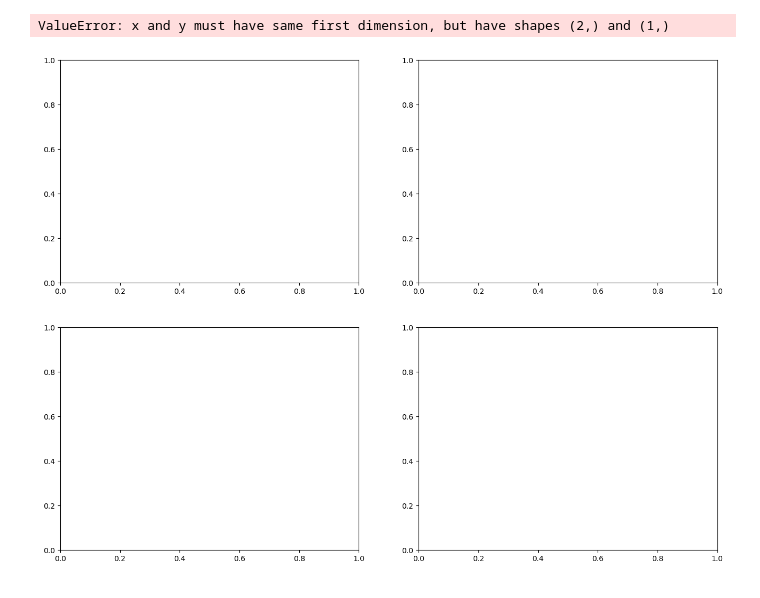
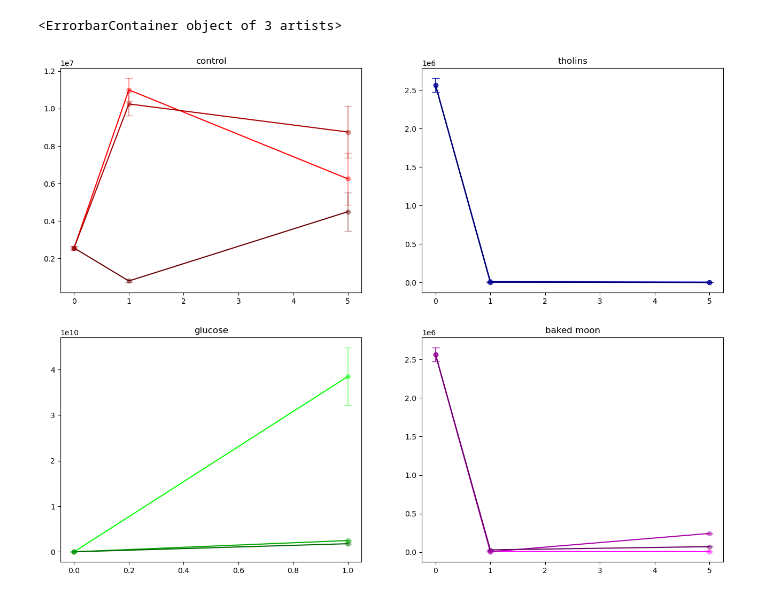
Before and after one commit to lucca-cas/tholinlab, a Jupyter notebook: isolate.ipynb, the cells around one changed output. Saved outputs shown, nothing was run; the diff lists cells and outputs as text; code cells hidden in the pictures.

```diff
--- a/isolate.ipynb
+++ b/isolate.ipynb
@@ -85,21 +101,21 @@ day_0_sem = day0_stdev/(4**0.5)
 print(day0_stdev)
 
 
-stdev_c1 = np.array([day0_stdev, np.std(c1d1)])
-stdev_c2 = np.array([day0_stdev, np.std(c2d1)])
-stdev_c3 = np.array([day0_stdev, np.std(c3d1)])
+stdev_c1 = np.array([day0_stdev, np.std(c1d1), np.std(c1d5)])
+stdev_c2 = np.array([day0_stdev, np.std(c2d1), np.std(c2d5)])
+stdev_c3 = np.array([day0_stdev, np.std(c3d1), np.std(c3d5)])
 
-stdev_g4 = np.array([day0_stdev, np.std(g4d1)])
-stdev_g5 = np.array([day0_stdev, np.std(g5d1)])
-stdev_g6 = np.array([day0_stdev, np.std(g6d1)])
+stdev_g4 = np.array([day0_stdev, np.std(g4d1), np.std(g4d5)])
+stdev_g5 = np.array([day0_stdev, np.std(g5d1), np.std(g5d5)])
+stdev_g6 = np.array([day0_stdev, np.std(g6d1), np.std(g6d5)])
 
-stdev_t7 = np.array([day0_stdev, np.std(t7d1)])
-stdev_t8 = np.array([day0_stdev, np.std(t8d1)])
-stdev_t9 = np.array([day0_stdev, np.std(t9d1)])
+stdev_t7 = np.array([day0_stdev, np.std(t7d1), np.std(t7d5)])
+stdev_t8 = np.array([day0_stdev, np.std(t8d1), np.std(t8d5)])
+stdev_t9 = np.array([day0_stdev, np.std(t9d1), np.std(t9d5)])
 
-stdev_b10 = np.array([day0_stdev, np.std(b10d1)])
-stdev_b11 = np.array([day0_stdev, np.std(b11d1)])
-stdev_b12 = np.array([day0_stdev, np.std(b12d1)])
+stdev_b10 = np.array([day0_stdev, np.std(b10d1), np.std(b10d5)])
+stdev_b11 = np.array([day0_stdev, np.std(b11d1), np.std(b11d5)])
+stdev_b12 = np.array([day0_stdev, np.std(b12d1), np.std(b12d5)])
 
 #mod all of above
 
@@ -129,7 +145,7 @@ sem_b10_n = sem_b10/cgtbd0_mean
 sem_b11_n = sem_b11/cgtbd0_mean
 sem_b12_n = sem_b12/cgtbd0_mean
 
-print('stdev c1', np.shape(stdev_c1), stdev_c1)
+print('stdev g4', np.shape(stdev_g4), stdev_g4)
 print('sem c1', np.shape(sem_c1), sem_c1)
 print('sem_n c1', np.shape(sem_c1_n), sem_c1_n)
 # %% [output]
@@ -138,5 +156,5 @@ NameError: name 'b10d1' is not defined
 # %%
-day = np.array([0, 1]) #mod
+day = np.array([0, 1,5]) #mod
 
 plt.figure(figsize=(10, 8))
 plt.semilogy(day, c1n, label="c1", color="#FF0000")
@@ -179,40 +196,40 @@ ValueError: x and y must have same first dimension, but have shapes (2,) and (1,
 # %%
 fig, axs = plt.subplots(2, 2, figsize=(16, 12))
 
 axs[0, 0].plot(day, c1, label="c1", color="#FF0000")
 axs[0, 0].plot(day, c2, label="c2", color="#AA0000")
 axs[0, 0].plot(day, c3, label="c3", color="#660000")
 axs[0, 0].set_title("control")
 axs[0, 0].errorbar(day, c1, yerr=sem_c1, fmt='o', capsize=5, color="#FF0000", alpha=0.4)
 axs[0, 0].errorbar(day, c2, yerr=sem_c1, fmt='o', capsize=5, color="#AA0000", alpha=0.4)
 axs[0, 0].errorbar(day, c3, yerr=sem_c3, fmt='o', capsize=5, color="#660000", alpha=0.4)
 
 axs[1, 0].plot(day, g4, label="g4", color="#00FF00")
 axs[1, 0].plot(day, g5, label="g5", color="#00AA00")
 axs[1, 0].plot(day, g6, label="g6", color="#006600")
 axs[1, 0].set_title("glucose")
 axs[1, 0].errorbar(day, g4, yerr=sem_g4, fmt='o', capsize=5, color="#00FF00", alpha=0.4)
 axs[1, 0].errorbar(day, g5, yerr=sem_g5, fmt='o', capsize=5, color="#00AA00", alpha=0.4)
 axs[1, 0].errorbar(day, g6, yerr=sem_g6, fmt='o', capsize=5, color="#006600", alpha=0.4)
 
 axs[0, 1].plot(day, t7, label="t7", color="#0000FF")
 axs[0, 1].plot(day, t8, label="t8", color="#0000AA")
 axs[0, 1].plot(day, t9, label="t9", color="#000066")
 axs[0, 1].set_title("tholins")
 axs[0, 1].errorbar(day, t7, yerr=sem_t7, fmt='o', capsize=5, color="#0000FF", alpha=0.4)
 axs[0, 1].errorbar(day, t8, yerr=sem_t8, fmt='o', capsize=5, color="#0000AA", alpha=0.4)
 axs[0, 1].errorbar(day, t9, yerr=sem_t9, fmt='o', capsize=5, color="#000066", alpha=0.4)
 
-axs[1, 1].plot(day_b, b10, label="b10", color="#FF00FF")
-axs[1, 1].plot(day_b, b11, label="b11", color="#AA00AA")
-axs[1, 1].plot(day_b, b12, label="b12", color="#660066")
+axs[1, 1].plot(day, b10, label="b10", color="#FF00FF")
+axs[1, 1].plot(day, b11, label="b11", color="#AA00AA")
+axs[1, 1].plot(day, b12, label="b12", color="#660066")
 axs[1, 1].set_title("baked moon")
-axs[1, 1].errorbar(day_b, b10, yerr=sem_b10, fmt='o', capsize=5, color="#FF00FF", alpha=0.4)
-axs[1, 1].errorbar(day_b, b11, yerr=sem_b11, fmt='o', capsize=5, color="#AA00AA", alpha=0.4)
-axs[1, 1].errorbar(day_b, b12, yerr=sem_b12, fmt='o', capsize=5, color="#660066", alpha=0.4)
+axs[1, 1].errorbar(day, b10, yerr=sem_b10, fmt='o', capsize=5, color="#FF00FF", alpha=0.4)
+axs[1, 1].errorbar(day, b11, yerr=sem_b11, fmt='o', capsize=5, color="#AA00AA", alpha=0.4)
+axs[1, 1].errorbar(day, b12, yerr=sem_b12, fmt='o', capsize=5, color="#660066", alpha=0.4)
 # %% [output]
-ValueError: x and y must have same first dimension, but have shapes (2,) and (1,)
+<ErrorbarContainer object of 3 artists>
-[figure, old version]
+[figure, new version]
 # %%
 def mean_of_arrays (a,b,c):
     mean_arr = np.array([(a[i]+b[i]+c[i])/3 for i in range (len(a))])
```
Also changed, not shown: parts of 8 cells of this notebook, 2 other files.
